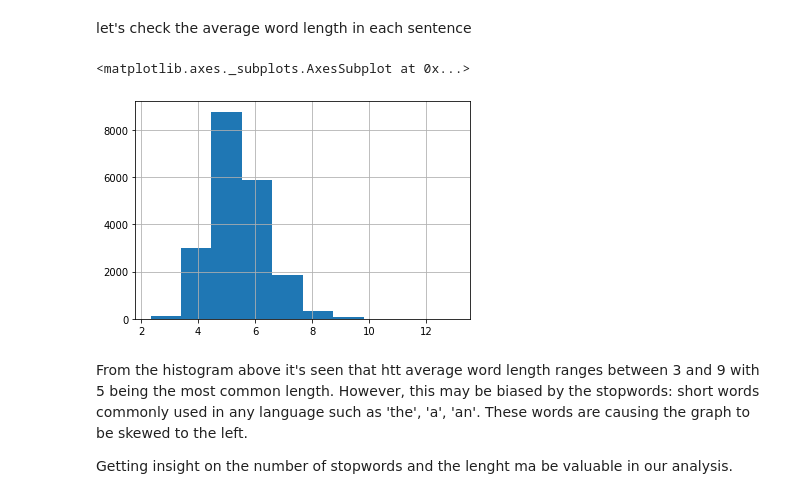
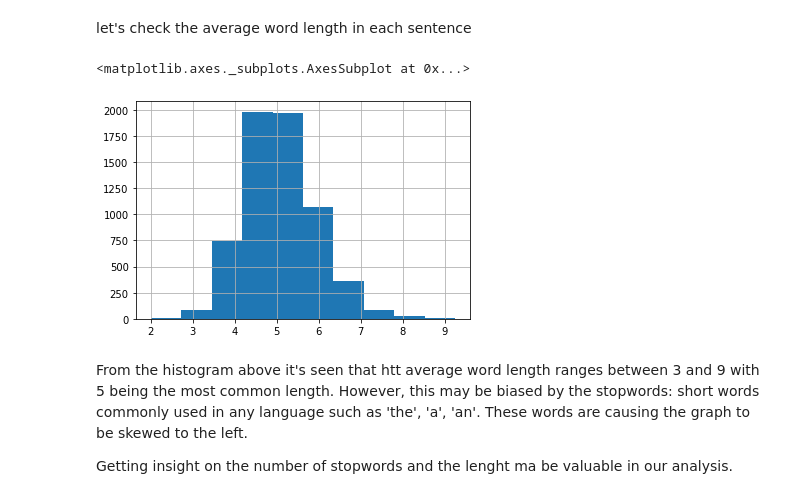
Before and after one commit to Cauchy-1899c/Project-4-LanguageProcessing, a Jupyter notebook: Untitled4.ipynb, the cells around one changed output. Saved outputs shown, nothing was run; the diff lists cells and outputs as text; code cells hidden in the pictures.

Commit message:
change
I have made changes. Among others:
-loaded in different set of data (training)
- plot joint distribution for both datasets
- cleanse data

```diff
--- a/Untitled4.ipynb
+++ b/Untitled4.ipynb
@@ -23,5 +42,6 @@ import nltk
 # %%
-news = pd.read_csv('/home/mateusz/Dokumenty/abcnews-date-text.csv',nrows = 20000, error_bad_lines=False); #loading the data and selecting 20,000 headlines
+news = pd.read_csv('/home/mateusz/Pobrane/Project-4-LanguageProcessing-master/news.csv', error_bad_lines=False); #loading the data and selecting 20,000 headlines
 #data_text = data[['headline_text']]
 #data_text['index'] = data_text.index
 #documents = data_text[0:200000]
+news['title']
@@ -27,0 +63,13 @@ news = pd.read_csv('/home/mateusz/Dokumenty/abcnews-date-text.csv',nrows = 20000
+# %%
+def preprocessor(df):
+    corp = []
+    for text in df['title']:
+        text = re.sub('<[^>]*>',' ',text)
+        emoticons = re.findall('(?::|;|=)(?:-)?(?:\)|\(|D|P)', text)
+        text = (re.sub('[\W]+', ' ', text.lower()) + ''.join(emoticons).replace('-',' '))
+        corp.append(text)
+    return corp
+corp = preprocessor(news)
+# %%
+news['title']=corp
+news
@@ -75,12 +195,12 @@ The number of words in the headline ranges from 2 to 12 and t resembles normal d
 # %% [markdown]
 let's check the average word length in each sentence
 # %%
-news['headline_text'].str.split().\ #dataframe into string and splitting into words.
-    apply(lambda x: [len(i) for i in x]).\ #loop returns the length of each words
+news['title'].str.split().\
+    apply(lambda x: [len(i) for i in x]).\
     map(lambda x: np.mean(x)).hist() #plot the mean of each word in each headline
 # %% [output]
 <matplotlib.axes._subplots.AxesSubplot at 0x...>
-[figure, old version]
+[figure, new version]
 # %% [markdown]
 From the histogram above it's seen that htt average word length ranges between 3 and 9 with 5 being the most common length.
 However, this may be biased by the stopwords: short words commonly used in any language such as 'the', 'a', 'an'. These words are causing the graph to be skewed to the left.
```
Also changed, not shown: parts of 40 cells of this notebook.
